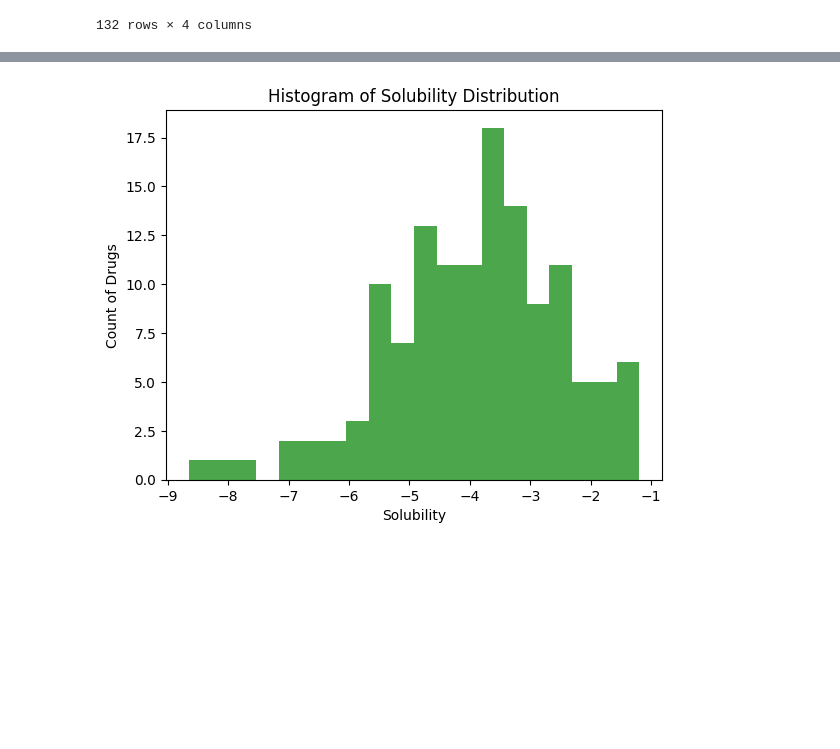
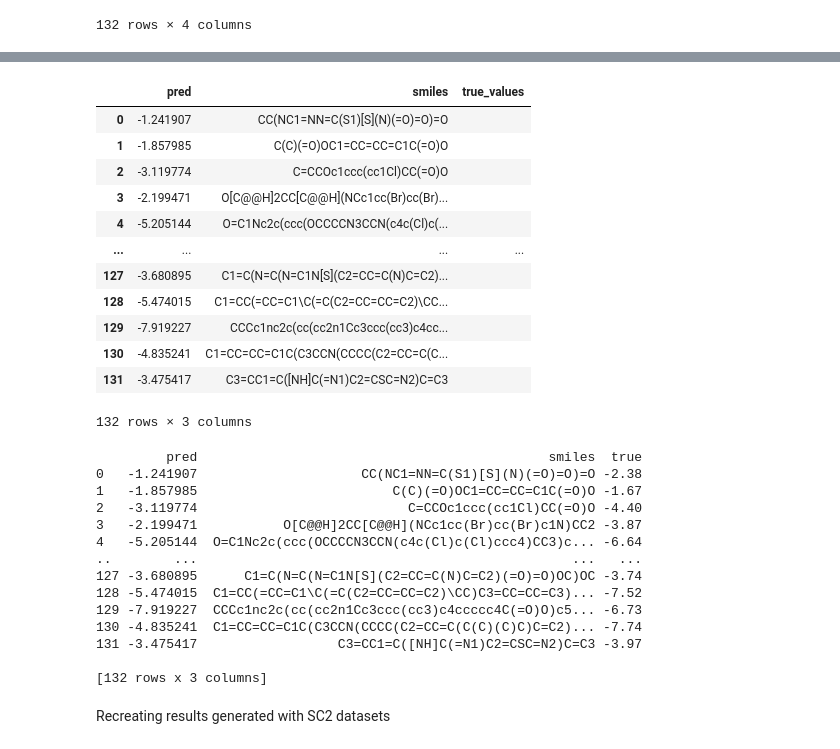
Before and after one commit to dzumii/eos6oli_model_validation, a Jupyter notebook: notebooks/Ersilia_Week2_Task2_2.ipynb, the cells around one changed output, grey strips where cells are left out. Saved outputs shown, nothing was run; the diff lists cells and outputs as text; code cells hidden in the pictures; blank space fills up the shorter version.

```diff
--- a/notebooks/Ersilia_Week2_Task2_2.ipynb
+++ b/notebooks/Ersilia_Week2_Task2_2.ipynb
@@ -119,23 +119,46 @@ predictions
 # %%
-predictions_df = pd.DataFrame(predictions, columns=["solubility", "smile", "truth"])
+predictions_df = pd.DataFrame(predictions, columns=["pred", "smiles", "true_values"])
+
+predictions_df.to_csv("/content/drive/MyDrive/Ersilia/SoltranetPredictions.csv", index=False)
 predictions_df
-predictions_df.to_csv("/content/drive/MyDrive/Ersilia/SoltranetPredictions.csv", index=False)
+# %% [output]
+|  | pred | smiles | true_values |
+| 0 | -1.241907 | CC(NC1=NN=C(S1)[S](N)(=O)=O)=O |  |
+| 1 | -1.857985 | C(C)(=O)OC1=CC=CC=C1C(=O)O |  |
+| 2 | -3.119774 | C=CCOc1ccc(cc1Cl)CC(=O)O |  |
+| 3 | -2.199471 | O[C@@H]2CC[C@@H](NCc1cc(Br)cc(Br)... |  |
+| 4 | -5.205144 | O=C1Nc2c(ccc(OCCCCN3CCN(c4c(Cl)c(... |  |
+| ... | ... | ... | ... |
+| 127 | -3.680895 | C1=C(N=C(N=C1N[S](C2=CC=C(N)C=C2)... |  |
+| 128 | -5.474015 | C1=CC(=CC=C1\C(=C(C2=CC=CC=C2)\CC... |  |
+| 129 | -7.919227 | CCCc1nc2c(cc(cc2n1Cc3ccc(cc3)c4cc... |  |
+| 130 | -4.835241 | C1=CC=CC=C1C(C3CCN(CCCC(C2=CC=C(C... |  |
+| 131 | -3.475417 | C3=CC1=C([NH]C(=N1)C2=CSC=N2)C=C3 |  |
+132 rows × 3 columns
-# %%
-#recreating a plot in the publication
-import matplotlib.pyplot as plt
-
-solubility_values = predictions_df ['solubility']
-
-# Create a histogram
-plt.hist(solubility_values, bins=20, color='green', alpha=0.7)
-
-# Add labels and title
-plt.xlabel('Solubility')
-plt.ylabel('Count of Drugs')
-plt.title('Histogram of Solubility Distribution')
-
-plt.savefig('/content/drive/MyDrive/Ersilia/SoltranetPrediction_plot.png')
-# Show the plot
-plt.show()
-# %% [output]
-[figure, removed]
+# %%
+#matching outputs with drug names and returning the true solubility values
+# Merging dataframes
+merged_predictions = pd.merge(predictions_df, df[['smiles', 'log S0']], how='left', left_on='smiles', right_on='smiles')
+
+# Renaming and dropping redundant columns
+#merged_predictions = merged_predictions.rename(columns={'log S0': 'true'}).drop(columns='smiles')
+merged_predictions = merged_predictions.rename(columns={'log S0': 'true'})
+merged_predictions = merged_predictions.drop(columns='true_values', axis=1)
+
+# Displaying the result
+print(merged_predictions)
+# %% [output]
+         pred                                             smiles  true
+0   -1.241907                     CC(NC1=NN=C(S1)[S](N)(=O)=O)=O -2.38
+1   -1.857985                         C(C)(=O)OC1=CC=CC=C1C(=O)O -1.67
+2   -3.119774                           C=CCOc1ccc(cc1Cl)CC(=O)O -4.40
+3   -2.199471           O[C@@H]2CC[C@@H](NCc1cc(Br)cc(Br)c1N)CC2 -3.87
+4   -5.205144  O=C1Nc2c(ccc(OCCCCN3CCN(c4c(Cl)c(Cl)ccc4)CC3)c... -6.64
+..        ...                                                ...   ...
+127 -3.680895      C1=C(N=C(N=C1N[S](C2=CC=C(N)C=C2)(=O)=O)OC)OC -3.74
+128 -5.474015  C1=CC(=CC=C1\C(=C(C2=CC=CC=C2)\CC)C3=CC=CC=C3)... -7.52
+129 -7.919227  CCCc1nc2c(cc(cc2n1Cc3ccc(cc3)c4ccccc4C(=O)O)c5... -6.73
+130 -4.835241  C1=CC=CC=C1C(C3CCN(CCCC(C2=CC=C(C(C)(C)C)C=C2)... -7.74
+131 -3.475417                  C3=CC1=C([NH]C(=N1)C2=CSC=N2)C=C3 -3.97
+
+[132 rows x 3 columns]
@@ -141,0 +167,2 @@ plt.show()
+# %% [markdown]
+Recreating results generated with SC2 datasets
```
Also changed, not shown: parts of 10 cells of this notebook, 1 other file.
